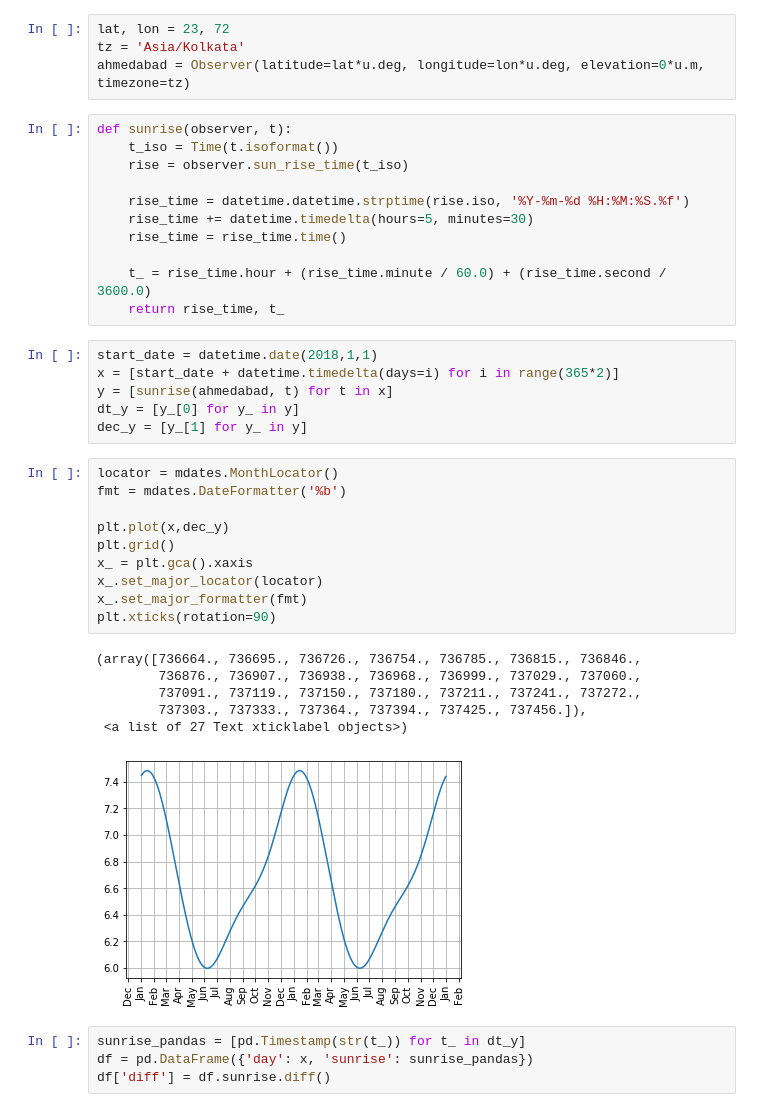
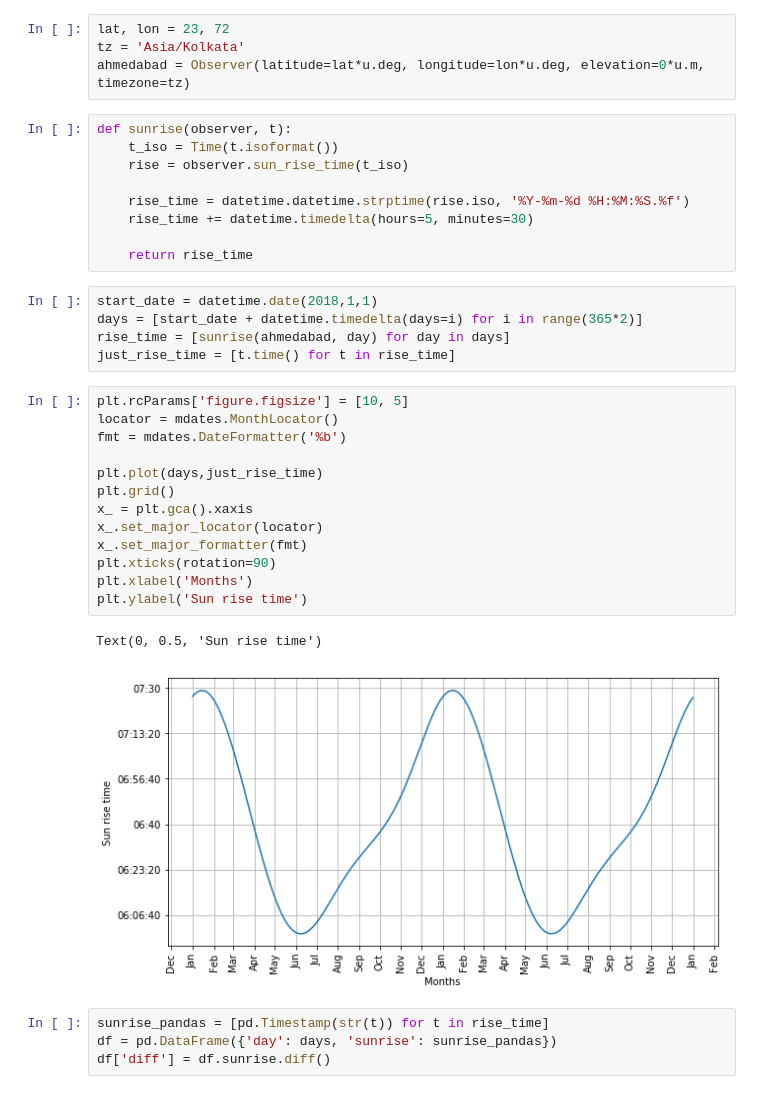
Before and after one commit to jayendra13/astro, a Jupyter notebook: sunrise.ipynb, the cells around one changed output. Saved outputs shown, nothing was run; the diff lists cells and outputs as text.

```diff
--- a/sunrise.ipynb
+++ b/sunrise.ipynb
@@ -19,34 +19,30 @@ def sunrise(observer, t):
 
     rise_time = datetime.datetime.strptime(rise.iso, '%Y-%m-%d %H:%M:%S.%f')
     rise_time += datetime.timedelta(hours=5, minutes=30)
-    rise_time = rise_time.time()
 
-    t_ = rise_time.hour + (rise_time.minute / 60.0) + (rise_time.second / 3600.0)
-    return rise_time, t_
+    return rise_time
 # %%
 start_date = datetime.date(2018,1,1)
-x = [start_date + datetime.timedelta(days=i) for i in range(365*2)]
-y = [sunrise(ahmedabad, t) for t in x]
-dt_y = [y_[0] for y_ in y]
-dec_y = [y_[1] for y_ in y]
+days = [start_date + datetime.timedelta(days=i) for i in range(365*2)]
+rise_time = [sunrise(ahmedabad, day) for day in days]
+just_rise_time = [t.time() for t in rise_time]
 # %%
+plt.rcParams['figure.figsize'] = [10, 5]
 locator = mdates.MonthLocator()
 fmt = mdates.DateFormatter('%b')
 
-plt.plot(x,dec_y)
+plt.plot(days,just_rise_time)
 plt.grid()
 x_ = plt.gca().xaxis
 x_.set_major_locator(locator)
 x_.set_major_formatter(fmt)
 plt.xticks(rotation=90)
+plt.xlabel('Months')
+plt.ylabel('Sun rise time')
 # %% [output]
-(array([736664., 736695., 736726., 736754., 736785., 736815., 736846.,
-        736876., 736907., 736938., 736968., 736999., 737029., 737060.,
-        737091., 737119., 737150., 737180., 737211., 737241., 737272.,
-        737303., 737333., 737364., 737394., 737425., 737456.]),
- <a list of 27 Text xticklabel objects>)
+Text(0, 0.5, 'Sun rise time')
-[figure, old version]
+[figure, new version]
 # %%
-sunrise_pandas = [pd.Timestamp(str(t_)) for t_ in dt_y]
-df = pd.DataFrame({'day': x, 'sunrise': sunrise_pandas})
+sunrise_pandas = [pd.Timestamp(str(t)) for t in rise_time]
+df = pd.DataFrame({'day': days, 'sunrise': sunrise_pandas})
 df['diff'] = df.sunrise.diff()
```
Also changed, not shown: parts of 2 cells of this notebook.
